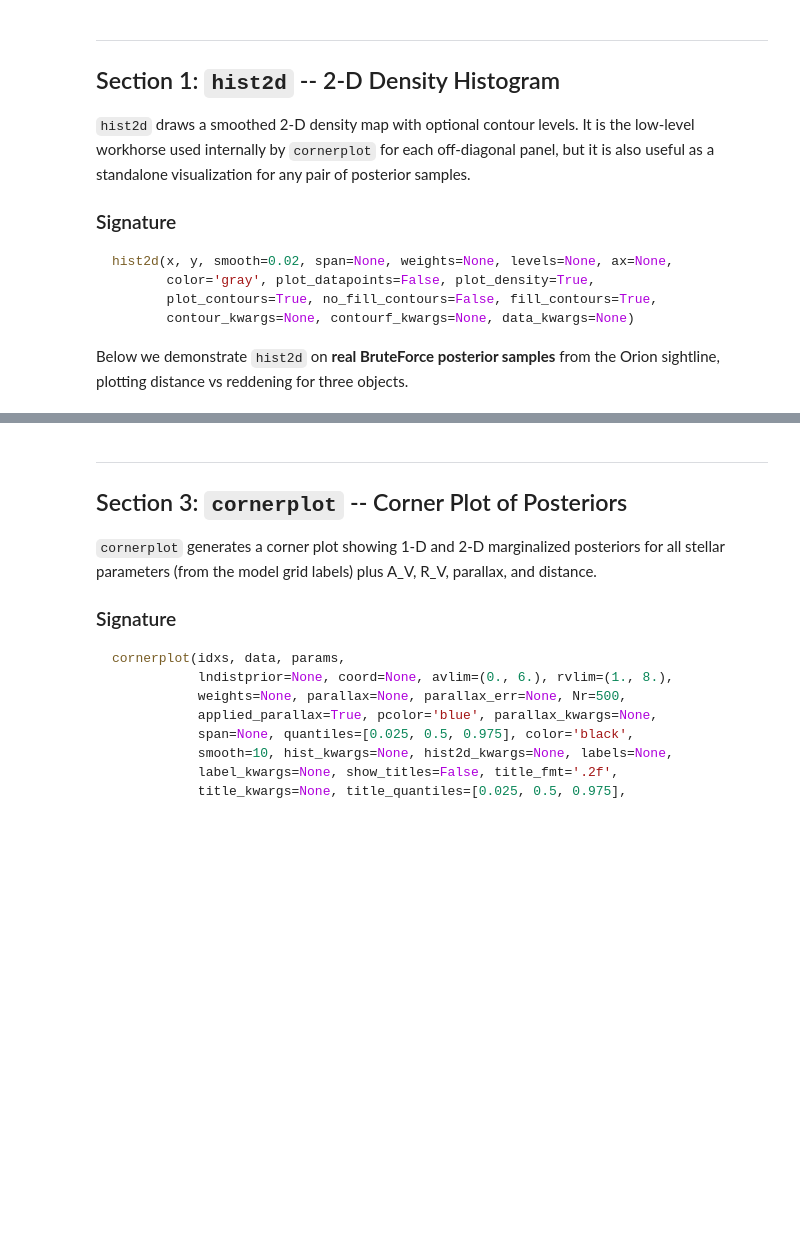
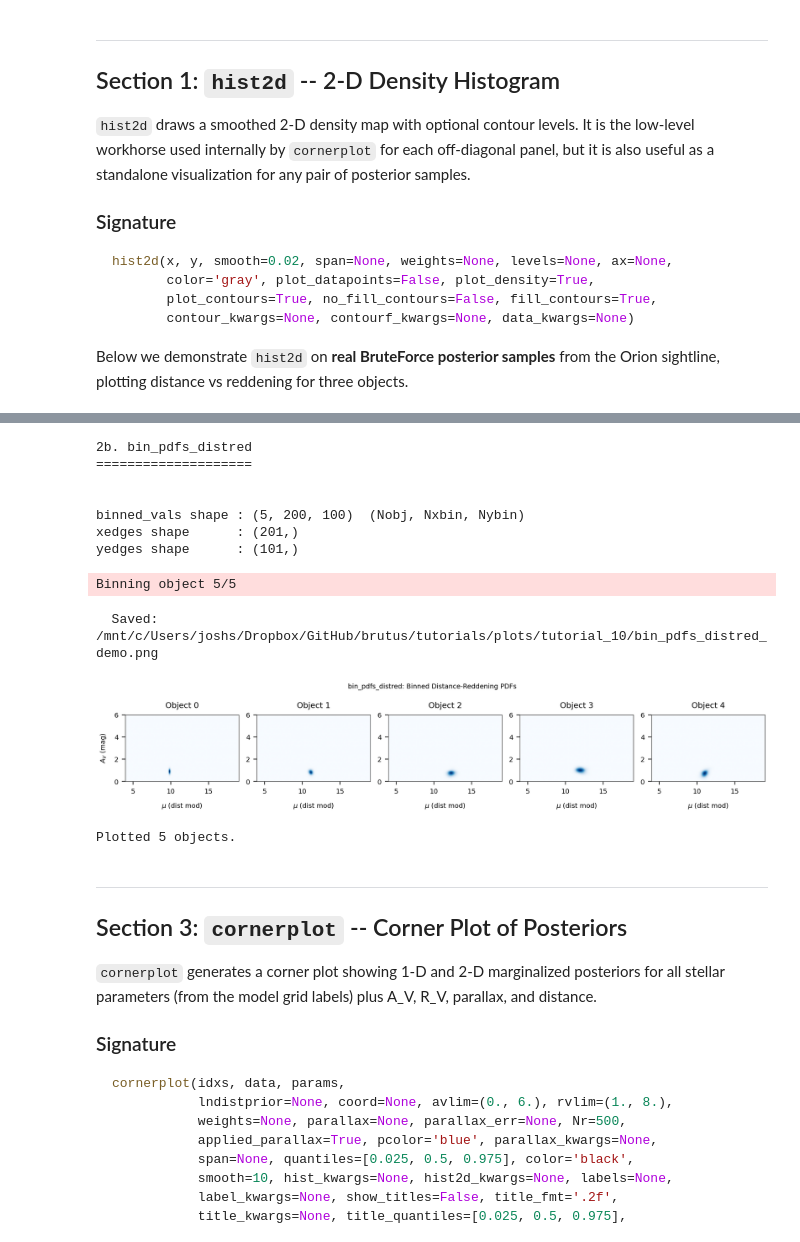
Before and after one commit to joshspeagle/brutus, a Jupyter notebook: tutorials/tutorial_10_plotting.ipynb, the cells around one changed output, grey strips where cells are left out. Saved outputs shown, nothing was run; the diff lists cells and outputs as text; code cells hidden in the pictures; blank space fills up the shorter version.

```diff
--- a/tutorials/tutorial_10_plotting.ipynb
+++ b/tutorials/tutorial_10_plotting.ipynb
@@ -306,3 +329,78 @@ Plotted object 0.
+# %%
+from brutus.plotting import bin_pdfs_distred
+
+print_section("2b. bin_pdfs_distred")
+
+if not DATA_AVAILABLE:
+    print("SKIPPED -- results file not available.")
+else:
+    # Use a small subset of objects to keep runtime short
+    n_demo = min(5, results["ml_scale"].shape[0])
+
+    data_tuple = (
+        results["ml_scale"][:n_demo],
+        results["ml_av"][:n_demo],
+        results["ml_rv"][:n_demo],
+        results["ml_cov_sar"][:n_demo],
+    )
+
+    # Coordinates for the distance prior
+    if PHOT_AVAILABLE:
+        coords_demo = [tuple(c) for c in phot_coords[:n_demo]]
+    else:
+        coords_demo = [(204.7, -19.2)] * n_demo
+
+    plx_demo = phot_parallax[:n_demo] if PHOT_AVAILABLE else None
+    plx_err_demo = phot_parallax_err[:n_demo] if PHOT_AVAILABLE else None
+
+    binned_vals, xedges, yedges = bin_pdfs_distred(
+        data_tuple,
+        coord=coords_demo,
+        parallaxes=plx_demo,
+        parallax_errors=plx_err_demo,
+        bins=(200, 100),
+        smooth=0.015,
+        verbose=True,
+    )
+    print()  # newline after progress output
+
+    print(f"\nbinned_vals shape : {binned_vals.shape}  (Nobj, Nxbin, Nybin)")
+    print(f"xedges shape      : {xedges.shape}")
+    print(f"yedges shape      : {yedges.shape}")
+
+    # Visualise the binned PDFs for each object
+    fig, axes = plt.subplots(1, n_demo, figsize=(4 * n_demo, 4), squeeze=False)
+    for i in range(n_demo):
+        ax = axes[0, i]
+        ax.imshow(
+            binned_vals[i].T,
+            origin="lower",
+            aspect="auto",
+            extent=[xedges[0], xedges[-1], yedges[0], yedges[-1]],
+            cmap="Blues",
+        )
+        ax.set_xlabel(r"$\mu$ (dist mod)")
+        if i == 0:
+            ax.set_ylabel(r"$A_V$ (mag)")
+        ax.set_title(f"Object {i}")
+
+    plt.suptitle("bin_pdfs_distred: Binned Distance-Reddening PDFs", fontsize=14)
+    save_figure(fig, 10, "bin_pdfs_distred_demo")
+    plt.show()
+
+    print(f"\nPlotted {n_demo} objects.")
+# %% [output]
+2b. bin_pdfs_distred
+====================
+
+
+binned_vals shape : (5, 200, 100)  (Nobj, Nxbin, Nybin)
+xedges shape      : (201,)
+yedges shape      : (101,)
+Binning object 5/5
+  Saved: /mnt/c/Users/joshs/Dropbox/GitHub/brutus/tutorials/plots/tutorial_10/bin_pdfs_distred_demo.png
+[figure, added]
+Plotted 5 objects.
 # %% [markdown]
 ---
 ## Section 3: `cornerplot` -- Corner Plot of Posteriors
```
Also changed, not shown: parts of 12 cells of this notebook, 10 other files.
